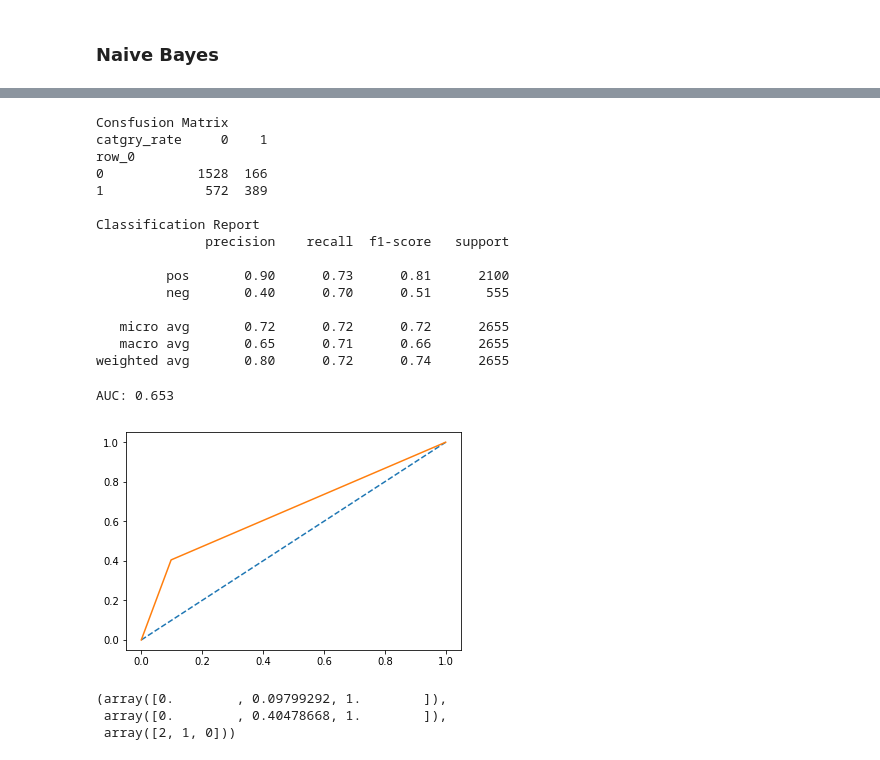
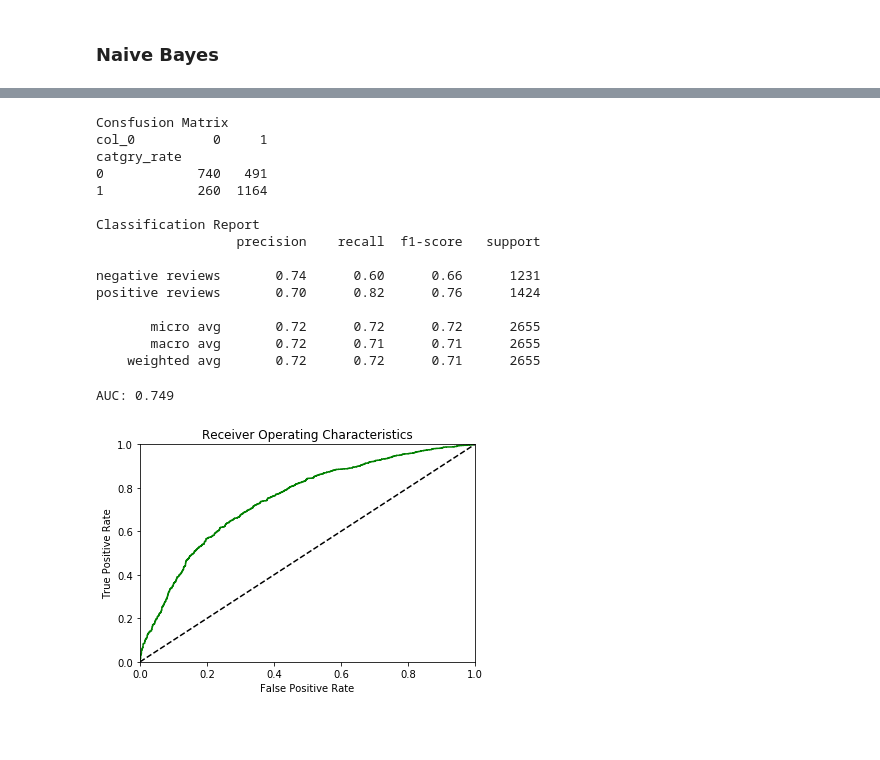
Before and after one commit to keith44/TF-Data_Science, a Jupyter notebook: Data_Science/Supervised learning/Amazon Reviews.ipynb, the cells around one changed output, grey strips where cells are left out. Cells and saved outputs as stored; diff of their text form; code cells hidden in the pictures; blank space fills up the shorter version.

```diff
--- a/Data_Science/Supervised learning/Amazon Reviews.ipynb
+++ b/Data_Science/Supervised learning/Amazon Reviews.ipynb
@@ -98,0 +157,4 @@ plt.show()
+# %%
+amazon['reviewText'] = a
+# %%
+amazon['reviewText'] = amazon.reviewText.apply((' ,'.join))
@@ -133,15 +198,14 @@ array([[0., 0., 0., ..., 0., 0., 0.],
 # %%
 # Instatiate the model
 
+#
 from sklearn.naive_bayes import MultinomialNB
-mnb = MultinomialNB()
-mnb.fit(X_traincvb , y_trainb)
 
+mnb = MultinomialNB(fit_prior=True)
+mnb.fit(X_train_tfidf , y_train)
 
+y_pred = mnb.predict(X_test_tfidf)
 
-y_pred = mnb.predict(X_testcv)
-print(mnb.score( X_testcv , y_test))
-
-from sklearn.model_selection import cross_val_score
-print(cross_val_score(mnb,  X_testcv , y_test, cv=5))
+print('Accuracy score :',mnb.score( X_test_tfidf , y_test,))
+print('ROC_AUC cross validataion score: ',cross_val_score(mnb, X_test_tfidf , y_test, cv=5,scoring='roc_auc'))
 # %% [output]
@@ -150,47 +214,46 @@ print(cross_val_score(mnb,  X_testcv , y_test, cv=5))
 # %%
 # Confusion matrix
 print("Consfusion Matrix")
-print(pd.crosstab(y_pred, y_test))
+print(pd.crosstab(y_test,y_pred))
 print()
 
 # Classification report
 print("Classification Report")
 from sklearn.metrics import classification_report
 
-target_names = ['pos','neg']
-print(classification_report(y_test ,y_pred, target_names=target_names))
+target_names = ['negative reviews','positive reviews']
+print(classification_report(y_test,y_pred, target_names=target_names))
 # %% [output]
 Consfusion Matrix
-catgry_rate     0    1
-row_0
-0            1528  166
-1             572  389
+col_0          0     1
+catgry_rate
+0            740   491
+1            260  1164
 
 Classification Report
-              precision    recall  f1-score   support
+                  precision    recall  f1-score   support
 
-         pos       0.90      0.73      0.81      2100
-         neg       0.40      0.70      0.51       555
+negative reviews       0.74      0.60      0.66      1231
+positive reviews       0.70      0.82      0.76      1424
 
-   micro avg       0.72      0.72      0.72      2655
-   macro avg       0.65      0.71      0.66      2655
-weighted avg       0.80      0.72      0.74      2655
+       micro avg       0.72      0.72      0.72      2655
+       macro avg       0.72      0.71      0.71      2655
+    weighted avg       0.72      0.72      0.71      2655
-# %%
-auc = roc_auc_score(y_pred, y_test)
-print('AUC: %.3f' % auc)
-# calculate roc curve
-fpr, tpr, thresholds = roc_curve(y_pred, y_test)
-
-pyplot.plot([0, 1], [0, 1], linestyle='--')
-# plot the roc curve for the model
-pyplot.plot(fpr, tpr )
-pyplot.show()
-# %% [output]
-AUC: 0.653
-[figure, removed]
-# %%
-roc_curve(y_pred, y_test)
-# %% [output]
-(array([0.        , 0.09799292, 1.        ]),
- array([0.        , 0.40478668, 1.        ]),
- array([2, 1, 0]))
+# %%
+# Function that prints AUC and plots ROC curve
+def AUC_ROC_plot(model,X,y,color):
+    y_prob = cross_val_predict(model, X, y, method='predict_proba',cv=5)
+    auc = roc_auc_score(y,y_prob[:,1])
+    print('AUC: %.3f' % auc)
+    fpr, tpr,thresholds = roc_curve(y,y_prob[:,1])
+    plt.plot(fpr,tpr,color)
+    plt.plot([0.0,1.0],'k--')
+    plt.xlabel('False Positive Rate')
+    plt.ylabel('True Positive Rate')
+    plt.title('Receiver Operating Characteristics')
+    plt.xlim([0.0,1.0])
+    plt.ylim([0.0,1.0])
+AUC_ROC_plot(mnb,X_test_tfidf,y_test,'g')
+# %% [output]
+AUC: 0.749
+[figure, added]
```
Also changed, not shown: parts of 94 cells of this notebook, 7 other files.
